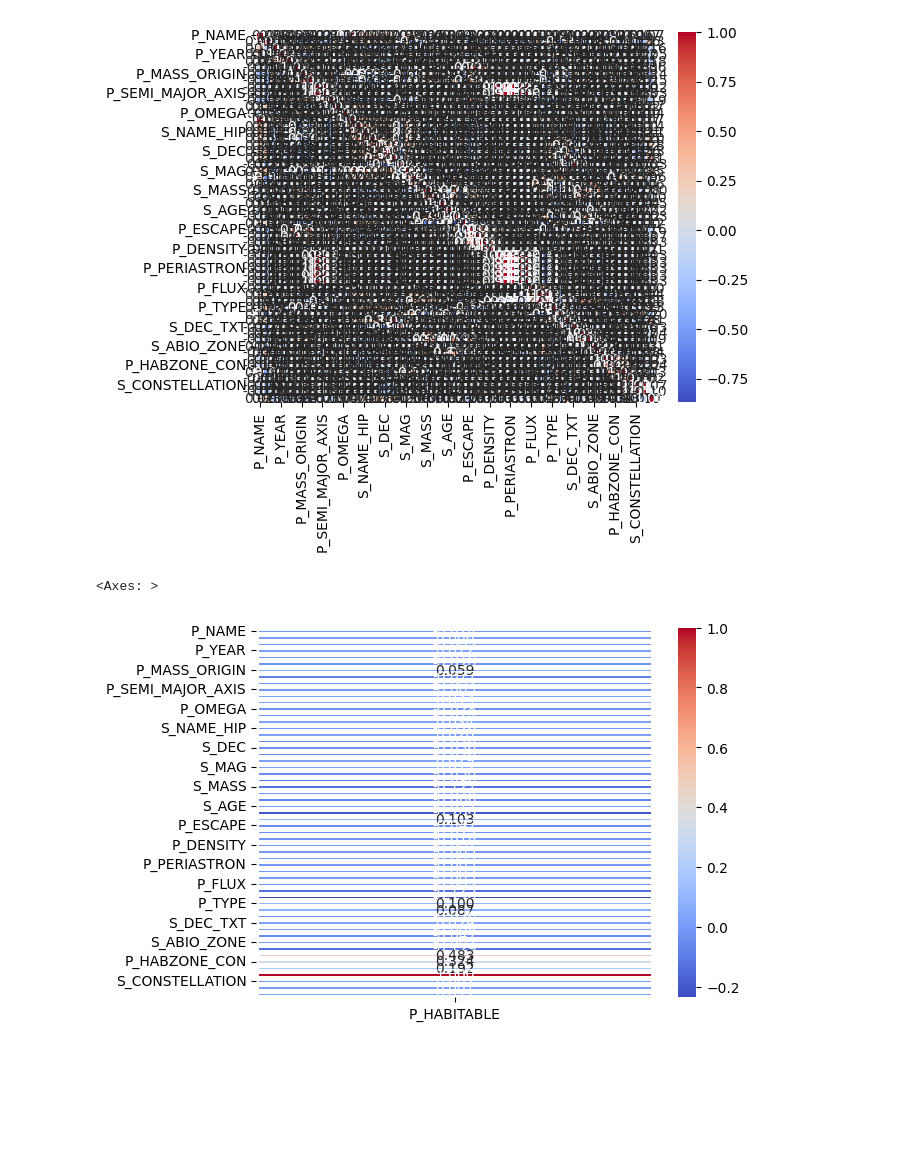
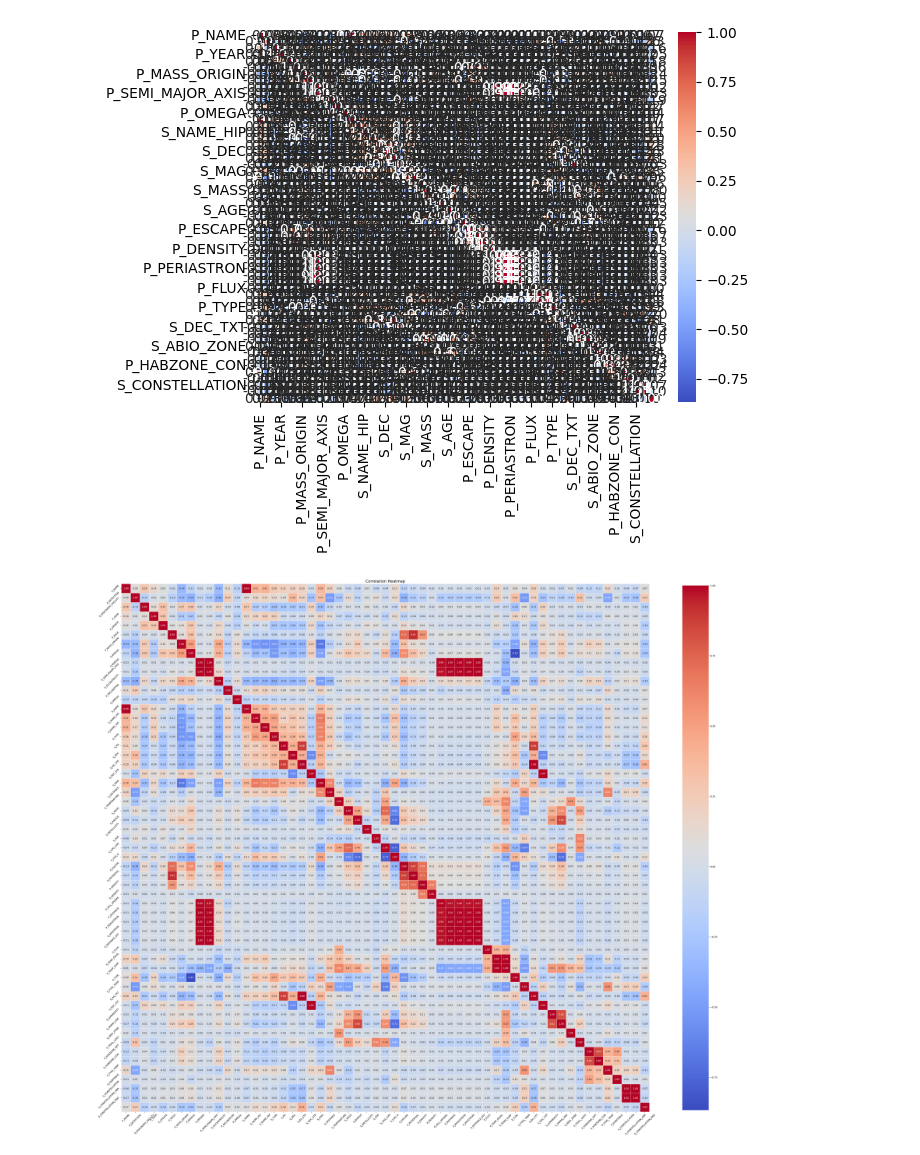
Before and after one commit to isatyamks/iitbhu_stellar, a Jupyter notebook: models/modelV2.ipynb, the cells around one changed output. Drawn from its saved outputs; the diff is of its cells as text; code cells hidden in the pictures; blank space fills up the shorter version.

```diff
--- a/models/modelV2.ipynb
+++ b/models/modelV2.ipynb
@@ -74,29 +74,16 @@ sns.heatmap(correlation_matrix, annot=True, cmap='coolwarm', fmt='.2f', linewidt
 plt.show()
 # %% [output]
 [figure]
-# %%
-p_habitable_corr = correlation_matrix[['P_HABITABLE']]
-sns.heatmap(p_habitable_corr, annot=True, cmap='coolwarm', fmt='.3f', linewidths=2.5)
-# %% [output]
-<Axes: >
-[figure, removed]
 # %%
-plt.figure(figsize=(20, 8))  # Adjust figure size
+plt.figure(figsize=(50, 50))
 sns.heatmap(
     correlation_matrix,
     annot=True,
     cmap='coolwarm',
     fmt='.2f',
     linewidths=0.5,
-    square=True,  # Makes it square-shaped
-    cbar_kws={"shrink": 0.8}  # Shrinks the color bar
+    square=True,
+    cbar_kws={"shrink": 1.8}
 )
-
-# Adjust label rotation for better readability
-plt.xticks(rotation=45)
-plt.yticks(rotation=45)
-
-# Title for clarity
-plt.title('Correlation Heatmap', fontsize=16)
-
-plt.show()
+# %% [output]
+[figure, added]
```
Also changed, not shown: parts of 1 cell of this notebook.
